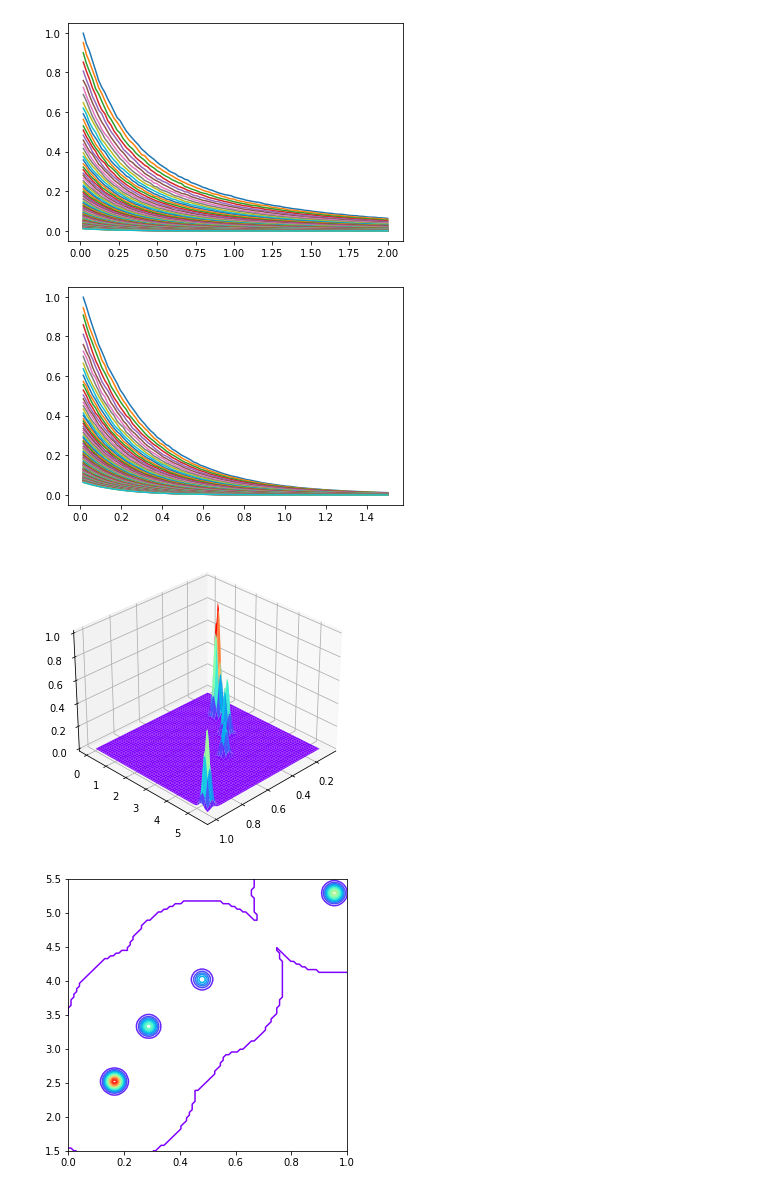
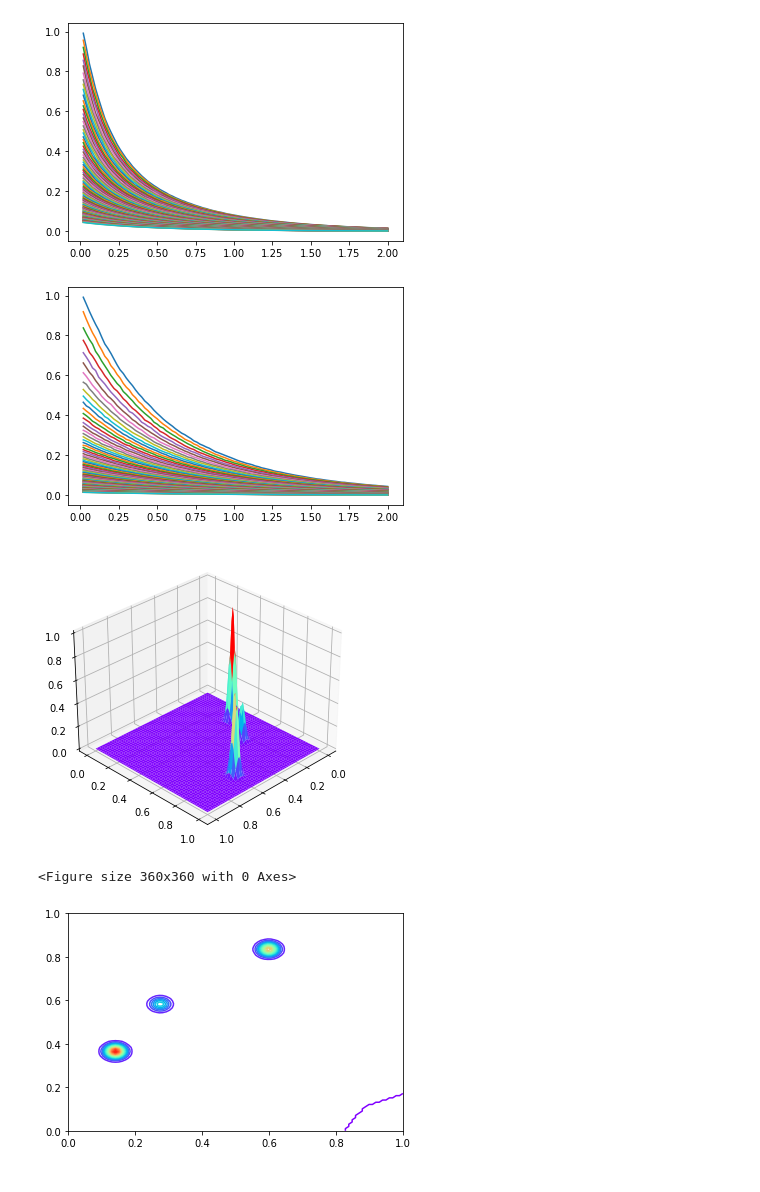
Before and after one commit to chenbo-cyber/DILT_ViT_2D, a Jupyter notebook: test_signal.ipynb, the cells around one changed output. Saved outputs shown, nothing was run; the diff lists cells and outputs as text; code cells hidden in the pictures.

```diff
--- a/test_signal.ipynb
+++ b/test_signal.ipynb
@@ -117,5 +201,5 @@ sample =  451
 # %%
-sample = 1
+sample = 2
 dB = 48
 SN = gaussian_blind_noise(S, dB)
 # SN = S
@@ -123,36 +207,48 @@ SN = gaussian_blind_noise(S, dB)
 figure = plt.figure(1)
 axes = Axes3D(figure)
 
-X = np.linspace(0.015, 1.5, 100)
-Y = np.linspace(0.02, 2, 100)
+# y = np.linspace(max_b / D_dim, max_b, D_dim)
+# x = np.linspace(max_t / T2_dim, max_t, D_dim)
+y = b
+x = t
 
-X,Y = np.meshgrid(X, Y)
+X,Y = np.meshgrid(x, y)
 Z = SN[sample]
 axes.plot_surface(X,Y,Z,cmap='rainbow')
 axes.view_init(elev=30,azim=45)
 
 plt.figure(2)
-for i in np.arange(100):
+for i in np.arange(D_dim):
     # plt.plot(np.linspace(0.01, 1, 100), SN[sample, i, :] / np.max(SN[sample, i, :]))
-    plt.plot(np.linspace(0.02, 2, 100), SN[sample, i, :])
+    plt.plot(x, SN[sample, i, :])
 
 plt.figure(3)
-for j in np.arange(100):
+for j in np.arange(D_dim):
     # plt.plot(np.linspace(0.01, 1, 100), SN[sample, :, j]/np.max(SN[sample, :, j]))
-    plt.plot(np.linspace(0.015, 1.5, 100), SN[sample, :, j])
+    plt.plot(y, SN[sample, :, j])
 
 figure = plt.figure(4)
-axes = Axes3D(figure)
+ax = Axes3D(figure)
 
-X = np.linspace(0.1, 1, 100)
-Y = np.linspace(0.0154, 5.5, 100)
-
+if axis_type == 1:
+    X = np.logspace(np.log10(floor_T2), np.log10(max_T2), T2_lable_dim)[np.newaxis, :]
+    Y = np.logspace(np.log10(floor_D), np.log10(max_D), D_label_dim)[np.newaxis, :]
+elif axis_type == 0:
+    X = np.linspace(floor_T2, max_T2, T2_lable_dim)[np.newaxis, :]
+    Y = np.linspace(floor_D, max_D, D_label_dim)[np.newaxis, :]
 X,Y = np.meshgrid(X, Y)
 Z = label[sample]
-axes.plot_surface(X,Y,Z,cmap='rainbow')
-axes.view_init(elev=30,azim=45)
+
+ax.plot_surface(X,Y,Z,cmap='rainbow')
+ax.view_init(elev=30,azim=45)
+plt.show()
 
 plt.figure(5, figsize=(5,5))
-plt.contour(np.linspace(0, 1, 100), np.linspace(1.5, 5.5, 100), Z, 20, cmap='rainbow')
+fig, ax = plt.subplots()
+ax.contour(X, Y, Z, 20, cmap='rainbow')
+if axis_type == 1:
+    # 将x轴和y轴改为对数坐标轴
+    ax.set_xscale('log')
+    ax.set_yscale('log')
 plt.show()
 # %% [output]
@@ -160,6 +256,7 @@ plt.show()
-[figure, old version]
+[figure, new version]
-[figure, old version]
+[figure, new version]
-[figure, old version]
+[figure, new version]
+<Figure size 360x360 with 0 Axes>
-[figure, old version]
+[figure, new version]
 # %%
 test_DT = np.load('./Dataset/test_DT.npy')
```
Also changed, not shown: parts of 7 cells of this notebook, 4 other files.
